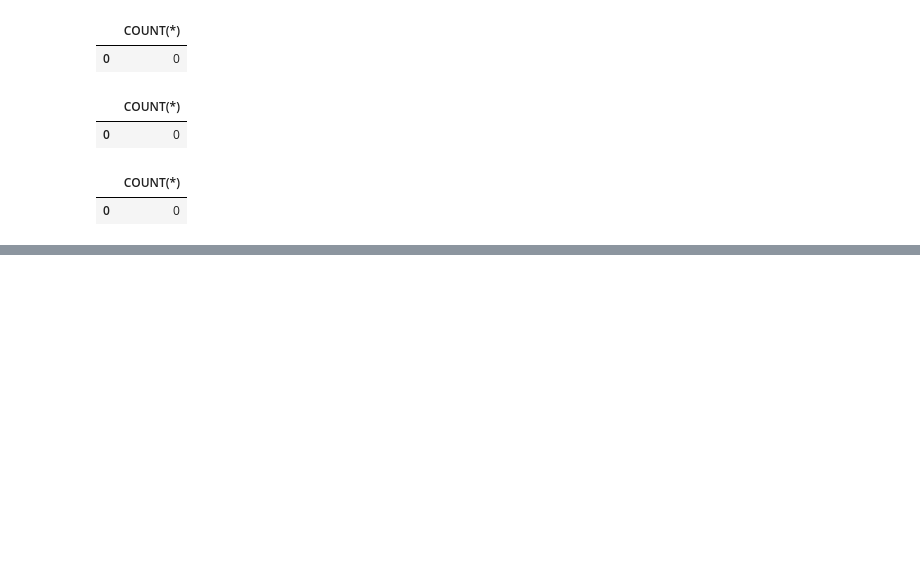
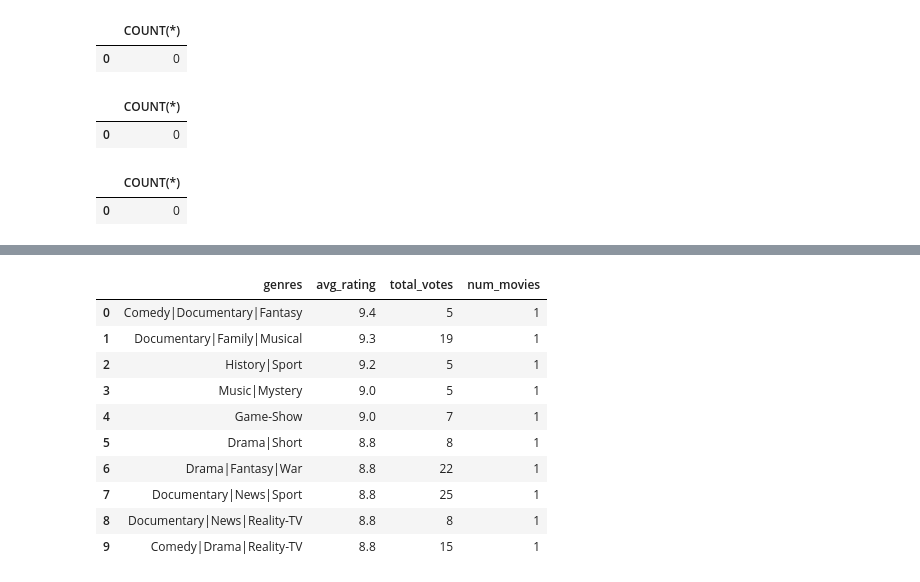
Before and after one commit to elrayoo0/Phase2_group_project, a Jupyter notebook: emma.ipynb, the cells around one changed output, grey strips where cells are left out. Saved outputs shown, nothing was run; the diff lists cells and outputs as text; code cells hidden in the pictures; blank space fills up the shorter version.

```diff
--- a/emma.ipynb
+++ b/emma.ipynb
@@ -190,0 +233,23 @@ pd.read_sql("""SELECT COUNT(*)
+# %%
+# Average ratings by genre
+pd.read_sql("""SELECT
+            genres, AVG(averagerating) AS avg_rating, SUM(numvotes) AS total_votes, COUNT(original_title) AS num_movies
+                FROM movie_basics
+                JOIN movie_ratings
+            ON movie_basics.movie_id= movie_ratings.movie_id
+            GROUP BY genres
+            ORDER BY avg_rating DESC
+            LIMIT 10;
+""", conn)
+# %% [output]
+|  | genres | avg_rating | total_votes | num_movies |
+| 0 | Comedy|Documentary|Fantasy | 9.4 | 5 | 1 |
+| 1 | Documentary|Family|Musical | 9.3 | 19 | 1 |
+| 2 | History|Sport | 9.2 | 5 | 1 |
+| 3 | Music|Mystery | 9.0 | 5 | 1 |
+| 4 | Game-Show | 9.0 | 7 | 1 |
+| 5 | Drama|Short | 8.8 | 8 | 1 |
+| 6 | Drama|Fantasy|War | 8.8 | 22 | 1 |
+| 7 | Documentary|News|Sport | 8.8 | 25 | 1 |
+| 8 | Documentary|News|Reality-TV | 8.8 | 8 | 1 |
+| 9 | Comedy|Drama|Reality-TV | 8.8 | 15 | 1 |
```
Also changed, not shown: parts of 15 cells of this notebook.
